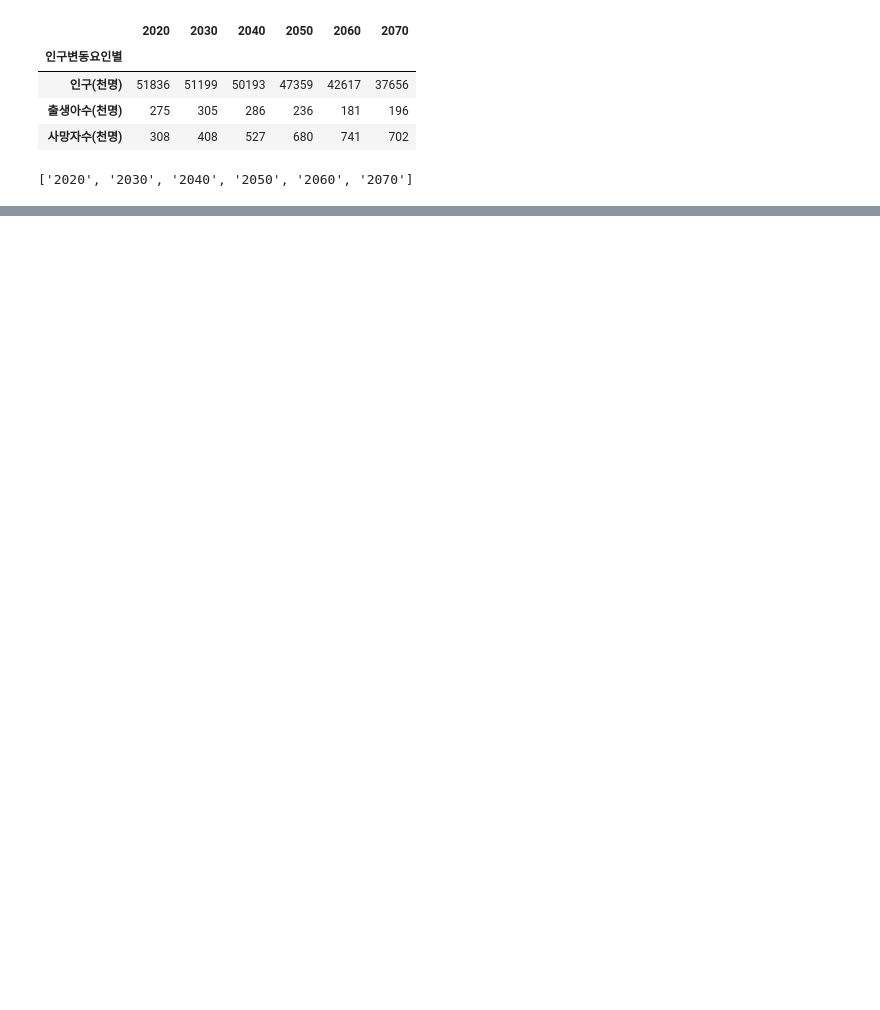
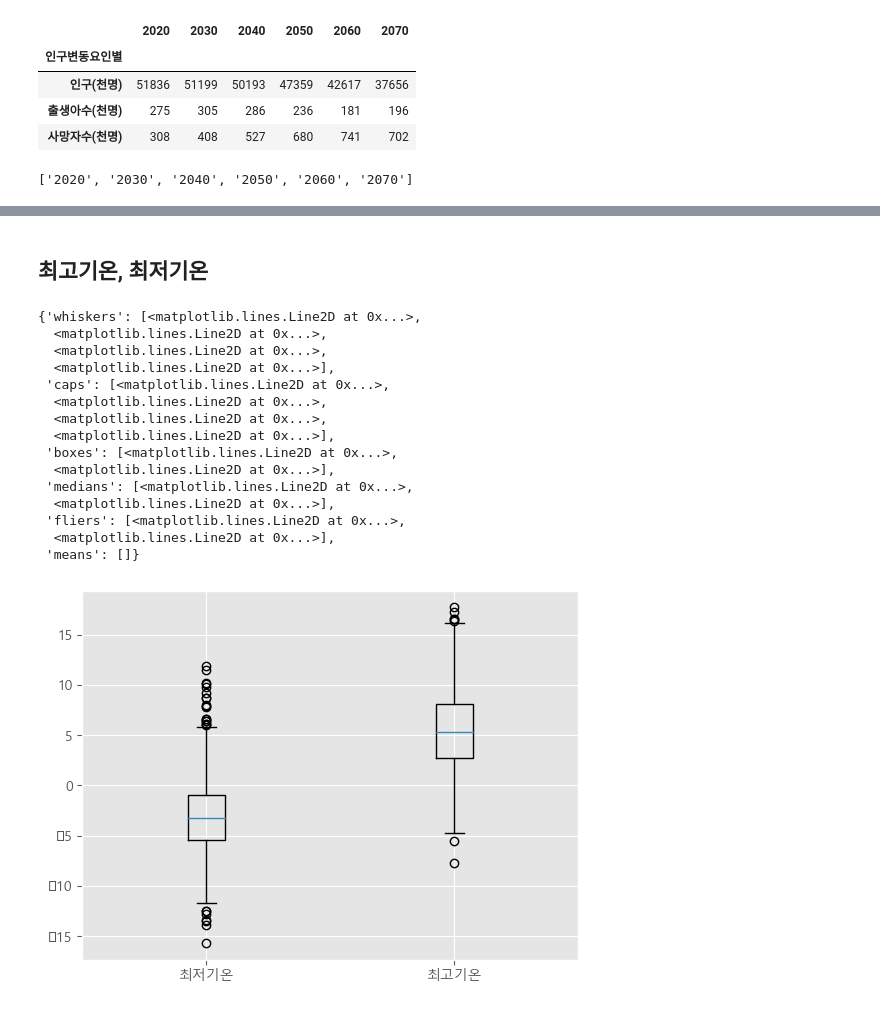
Before and after one commit to ydydydydydy/PythonStudy, a Jupyter notebook: python_lib/05.Matplotlib.ipynb, the cells around one changed output, grey strips where cells are left out. Drawn from its saved outputs; the diff is of its cells as text; code cells hidden in the pictures; blank space fills up the shorter version.

```diff
--- a/python_lib/05.Matplotlib.ipynb
+++ b/python_lib/05.Matplotlib.ipynb
@@ -592,0 +665,21 @@ plt.show()
+# %% [markdown]
+## 최고기온, 최저기온
+# %%
+plt.boxplot(temp_month[['최저기온(℃)', '최고기온(℃)']], labels=['최저기온','최고기온'])
+# %% [output]
+{'whiskers': [<matplotlib.lines.Line2D at 0x...>,
+  <matplotlib.lines.Line2D at 0x...>,
+  <matplotlib.lines.Line2D at 0x...>,
+  <matplotlib.lines.Line2D at 0x...>],
+ 'caps': [<matplotlib.lines.Line2D at 0x...>,
+  <matplotlib.lines.Line2D at 0x...>,
+  <matplotlib.lines.Line2D at 0x...>,
+  <matplotlib.lines.Line2D at 0x...>],
+ 'boxes': [<matplotlib.lines.Line2D at 0x...>,
+  <matplotlib.lines.Line2D at 0x...>],
+ 'medians': [<matplotlib.lines.Line2D at 0x...>,
+  <matplotlib.lines.Line2D at 0x...>],
+ 'fliers': [<matplotlib.lines.Line2D at 0x...>,
+  <matplotlib.lines.Line2D at 0x...>],
+ 'means': []}
+[figure, added]
```
Also changed, not shown: parts of 142 cells of this notebook, 3 other files.
